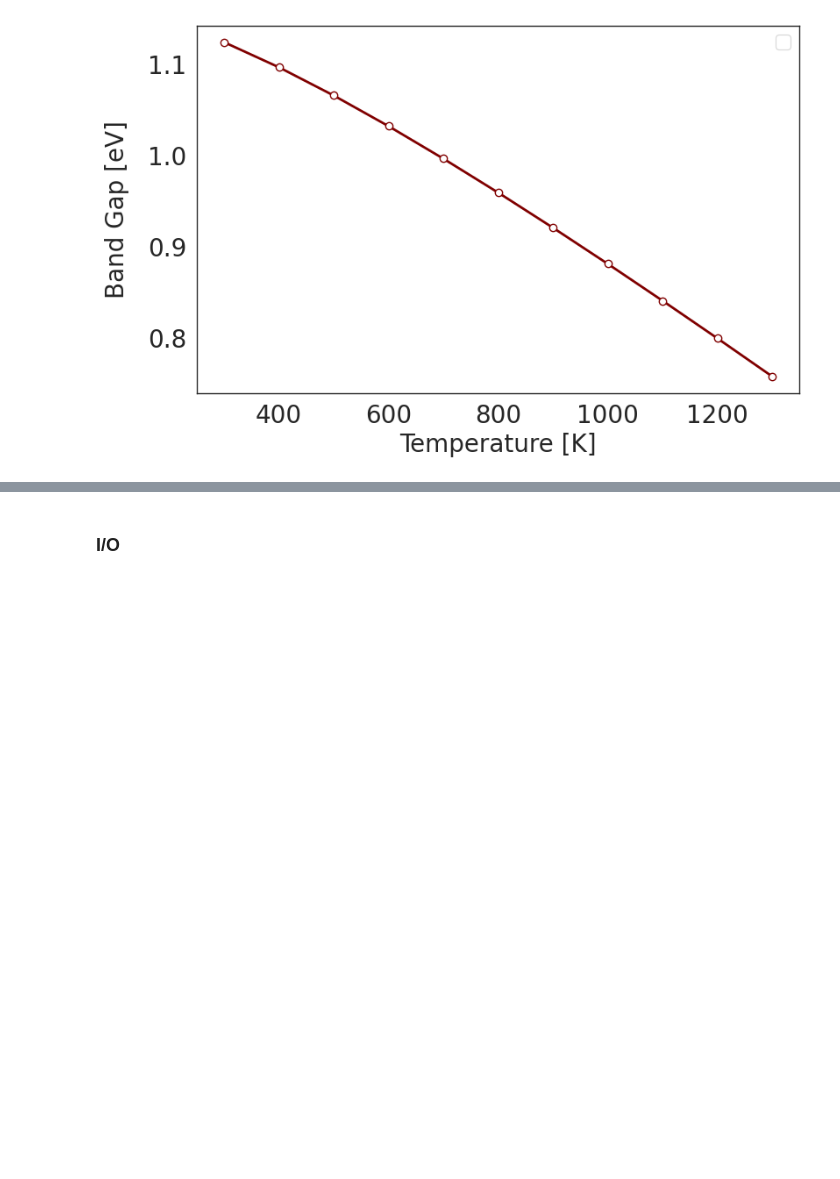
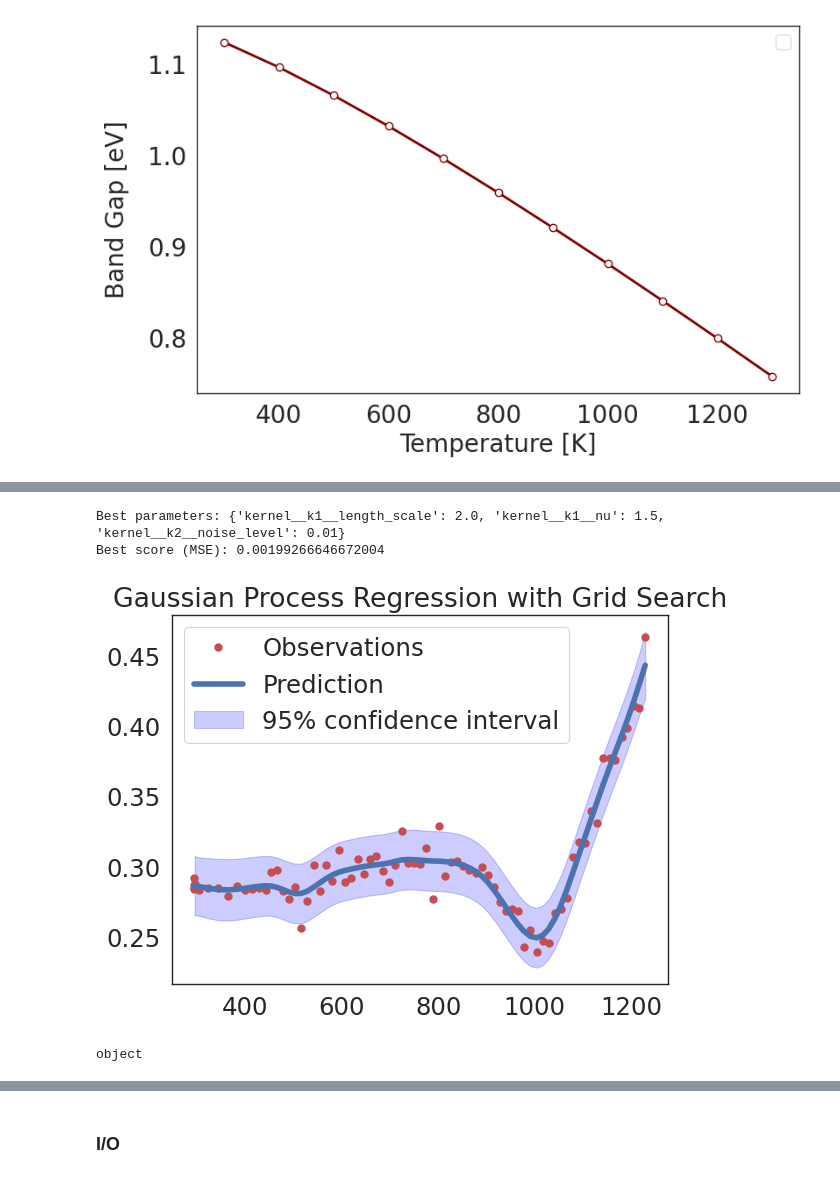
Before and after one commit to ariahosseini/ThermoElectric, a Jupyter notebook: ElectronTransport.ipynb, the cells around one changed output, grey strips where cells are left out. Cells and saved outputs as stored; diff of their text form; code cells hidden in the pictures; blank space fills up the shorter version.

```diff
--- a/ElectronTransport.ipynb
+++ b/ElectronTransport.ipynb
@@ -2117,0 +2280,45 @@ WARNING:matplotlib.legend:No artists with labels found to put in legend.  Note t
+# %%
+X = data_5prc_heating[inliers_mask, 0].reshape(-1, 1)
+y = data_5prc_heating[inliers_mask, 1].reshape(-1, 1)
+
+kernel = Matern() + WhiteKernel()
+
+gpr = GaussianProcessRegressor(kernel=kernel)
+param_grid = {
+    'kernel__k1__length_scale': [0.1, 0.5, 1.0, 2.0],  # Matern length scale
+    'kernel__k1__nu': [0.5, 1.5, 2.5],  # Matern nu parameter
+    'kernel__k2__noise_level': [0.01, 0.1, 0.5]  # White kernel noise level
+    }
+
+grid_search = GridSearchCV(estimator=gpr, param_grid=param_grid,
+                           scoring='neg_mean_squared_error', cv=5)
+grid_search.fit(X, y)
+best_model = grid_search.best_estimator_
+best_params = grid_search.best_params_
+best_score = -grid_search.best_score_
+y_pred, sigma = best_model.predict(X, return_std=True)
+
+print("Best parameters:", best_params)
+print("Best score (MSE):", best_score)
+
+plt.figure()
+plt.plot(X, y, 'r.', markersize=10, label='Observations')
+plt.plot(X, y_pred, 'b-', label='Prediction')
+plt.fill_between(X.astype("float").flatten(),
+                 y_pred.flatten() - 1.96 * sigma,
+                 y_pred.flatten() + 1.96 * sigma,
+                 alpha=0.2, color='blue', label='95% confidence interval')
+plt.title("Gaussian Process Regression with Grid Search")
+plt.legend()
+plt.show()
+# %% [output]
+Best parameters: {'kernel__k1__length_scale': 2.0, 'kernel__k1__nu': 1.5, 'kernel__k2__noise_level': 0.01}
+Best score (MSE): 0.00199266646672004
+[figure, added]
+# %%
+X = data_5prc_heating[inliers_mask, 0].reshape(-1, 1)
+y = data_5prc_heating[inliers_mask, 1].reshape(-1, 1)
+
+print(X.dtype)
+# %% [output]
+object
```
Also changed, not shown: parts of 29 cells of this notebook.
